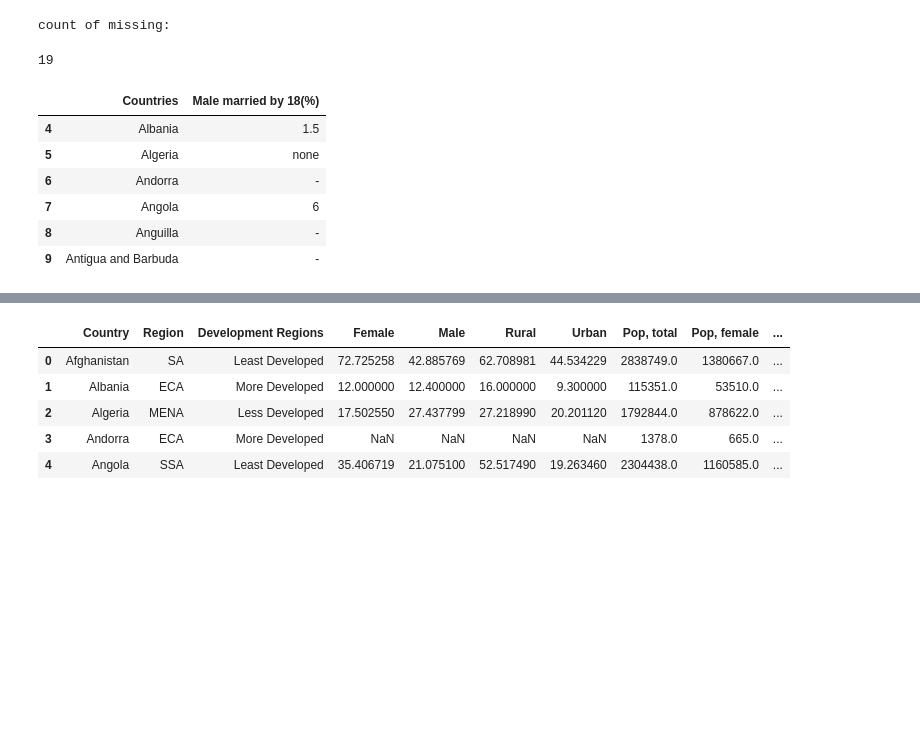
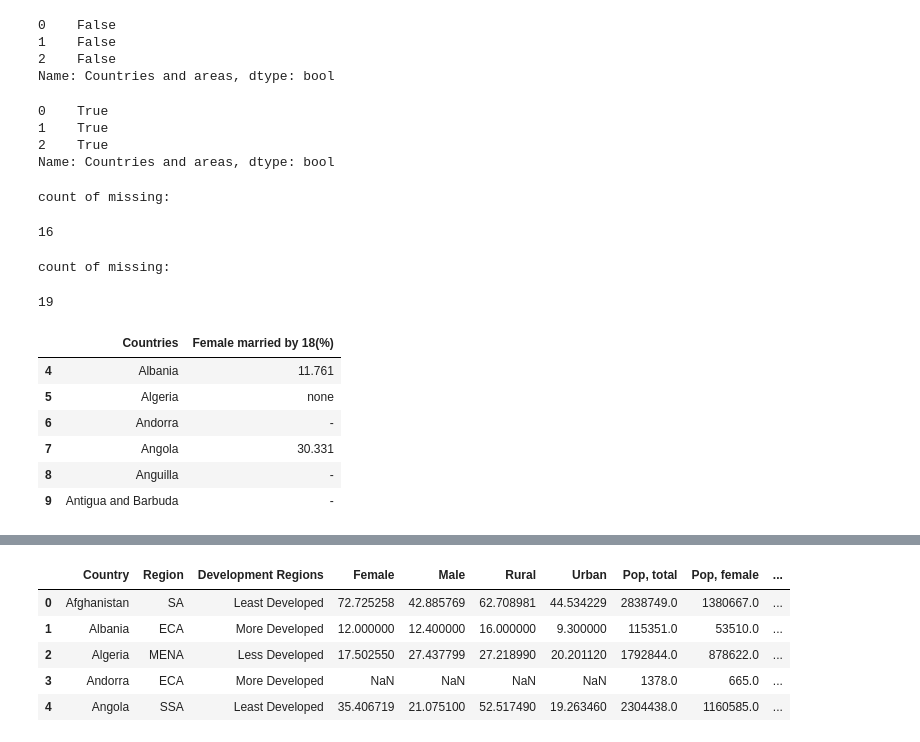
Before and after one commit to shimjide123/datman, a Jupyter notebook: PS2_Yu_Nong.ipynb, the cells around one changed output, grey strips where cells are left out. Saved outputs shown, nothing was run; the diff lists cells and outputs as text; code cells hidden in the pictures; blank space fills up the shorter version.

```diff
--- a/PS2_Yu_Nong.ipynb
+++ b/PS2_Yu_Nong.ipynb
@@ -61,3 +35,23 @@ Marriage.rename(columns={'Countries and areas': 'Countries'}, inplace=True)
+# %%
+Marriage['Countries and areas'][0:3].notnull()
+# %% [output]
+0    False
+1    False
+2    False
+Name: Countries and areas, dtype: bool
+# %%
+Marriage['Countries and areas'][0:3].isnull()
+# %% [output]
+0    True
+1    True
+2    True
+Name: Countries and areas, dtype: bool
+# %%
+print("count of missing:")
+Marriage['Countries and areas'].isnull().sum()
+# %% [output]
+count of missing:
+16
 # %%
 print("count of missing:")
 Marriage['Female married by 18(%)'].isnull().sum()
@@ -69,11 +61,12 @@ Marriage.rename(columns={'Female married by 15(%)': 'Female_married_by_15(%)'},
 # %%
-Marriage.loc[Marriage['Countries']=='Algeria', 'Male married by 18(%)']='none'
-Marriage[['Countries','Male married by 18(%)']][1:7]
+#replace on condition practice
+Marriage.loc[Marriage['Countries']=='Algeria', 'Female married by 18(%)']='none'    #the value (-) of Female married by 18(%) was replaced with "none", on the condition that it belongs to the country of Algeria
+Marriage[['Countries','Female married by 18(%)']][1:7]
 # %% [output]
-|  | Countries | Male married by 18(%) |
-| 4 | Albania | 1.5 |
+|  | Countries | Female married by 18(%) |
+| 4 | Albania | 11.761 |
 | 5 | Algeria | none |
 | 6 | Andorra | - |
-| 7 | Angola | 6 |
+| 7 | Angola | 30.331 |
 | 8 | Anguilla | - |
 | 9 | Antigua and Barbuda | - |
```
Also changed, not shown: parts of 16 cells of this notebook.
